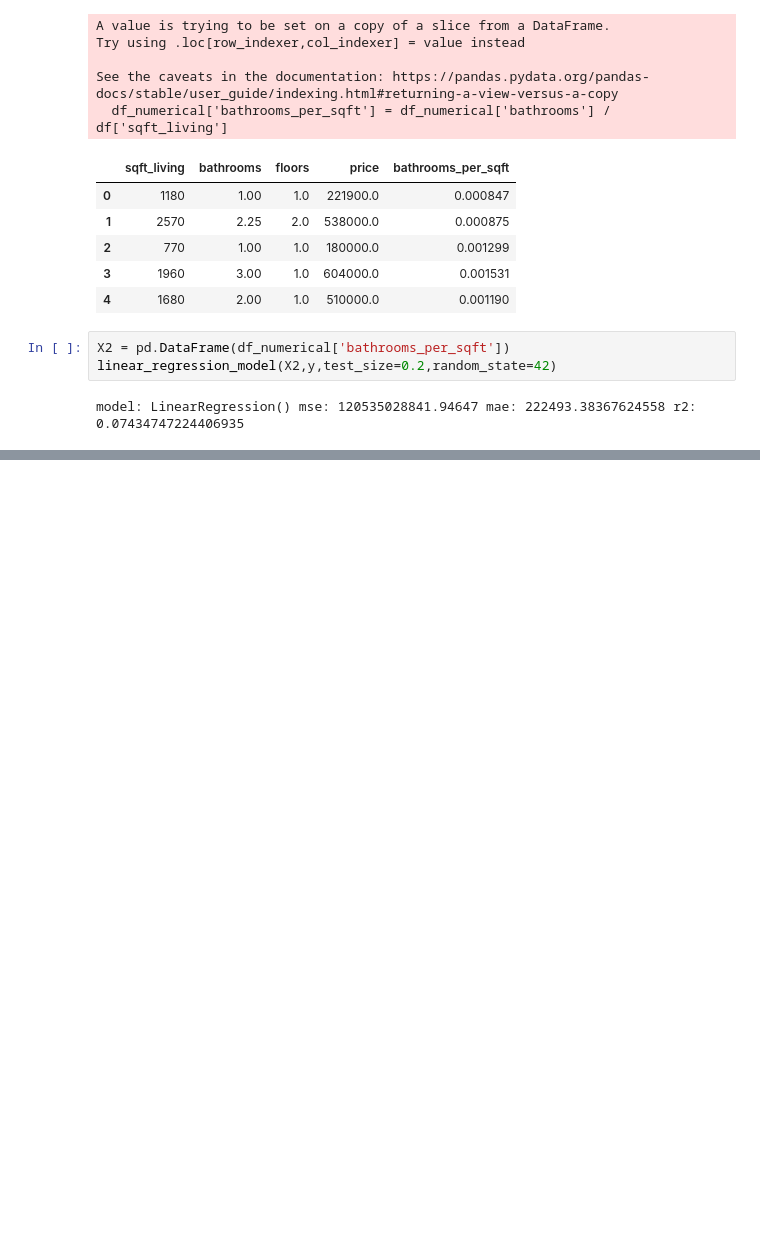
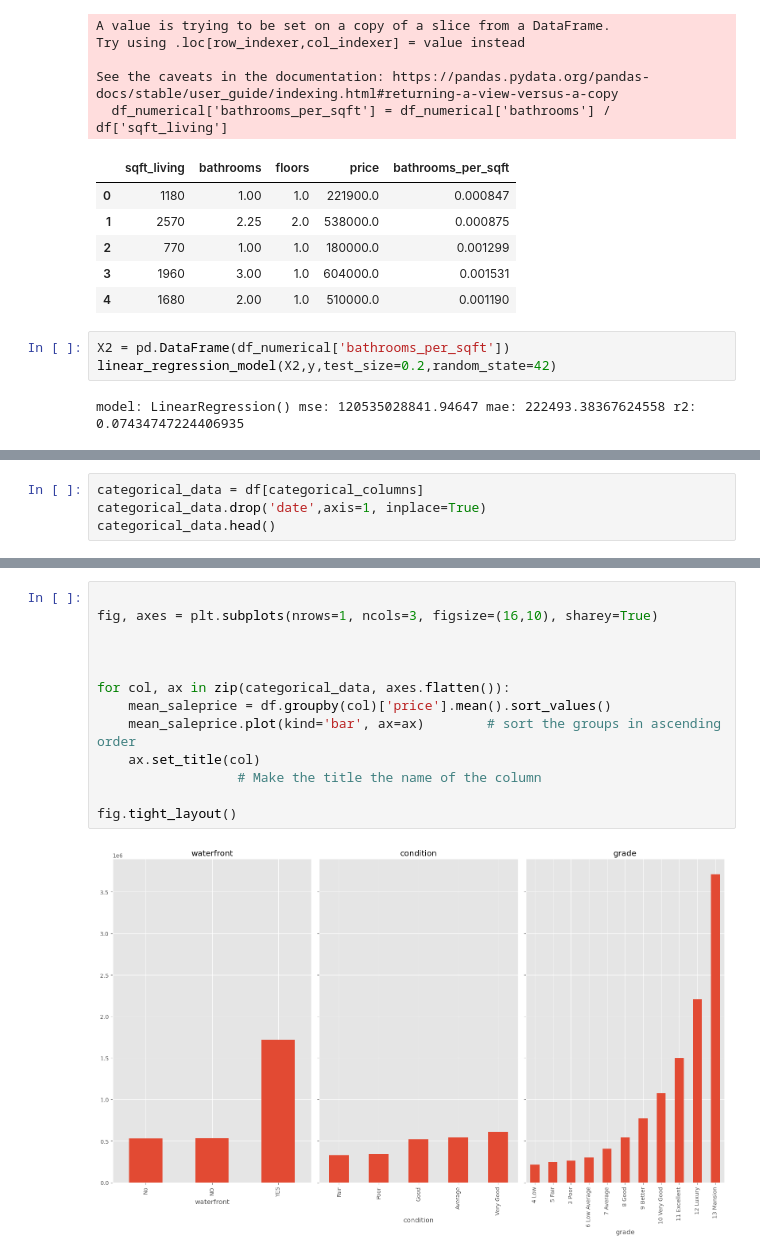
Before and after one commit to Bennie-Kibet/Phase-2-project, a Jupyter notebook: Work/Victor.ipynb, the cells around one changed output, grey strips where cells are left out. Saved outputs shown, nothing was run; the diff lists cells and outputs as text; blank space fills up the shorter version.

```diff
--- a/Work/Victor.ipynb
+++ b/Work/Victor.ipynb
@@ -644,0 +647,4 @@ model: LinearRegression() mse: 120535028841.94647 mae: 222493.38367624558 r2: 0.
+# %%
+categorical_data = df[categorical_columns]
+categorical_data.drop('date',axis=1, inplace=True)
+categorical_data.head()
@@ -644,0 +662,15 @@ model: LinearRegression() mse: 120535028841.94647 mae: 222493.38367624558 r2: 0.
+# %%
+
+fig, axes = plt.subplots(nrows=1, ncols=3, figsize=(16,10), sharey=True)
+
+
+
+for col, ax in zip(categorical_data, axes.flatten()):
+    mean_saleprice = df.groupby(col)['price'].mean().sort_values()
+    mean_saleprice.plot(kind='bar', ax=ax)        # sort the groups in ascending order
+    ax.set_title(col)
+                  # Make the title the name of the column
+
+fig.tight_layout()
+# %% [output]
+[figure, added]
```
Also changed, not shown: parts of 3 cells of this notebook.
